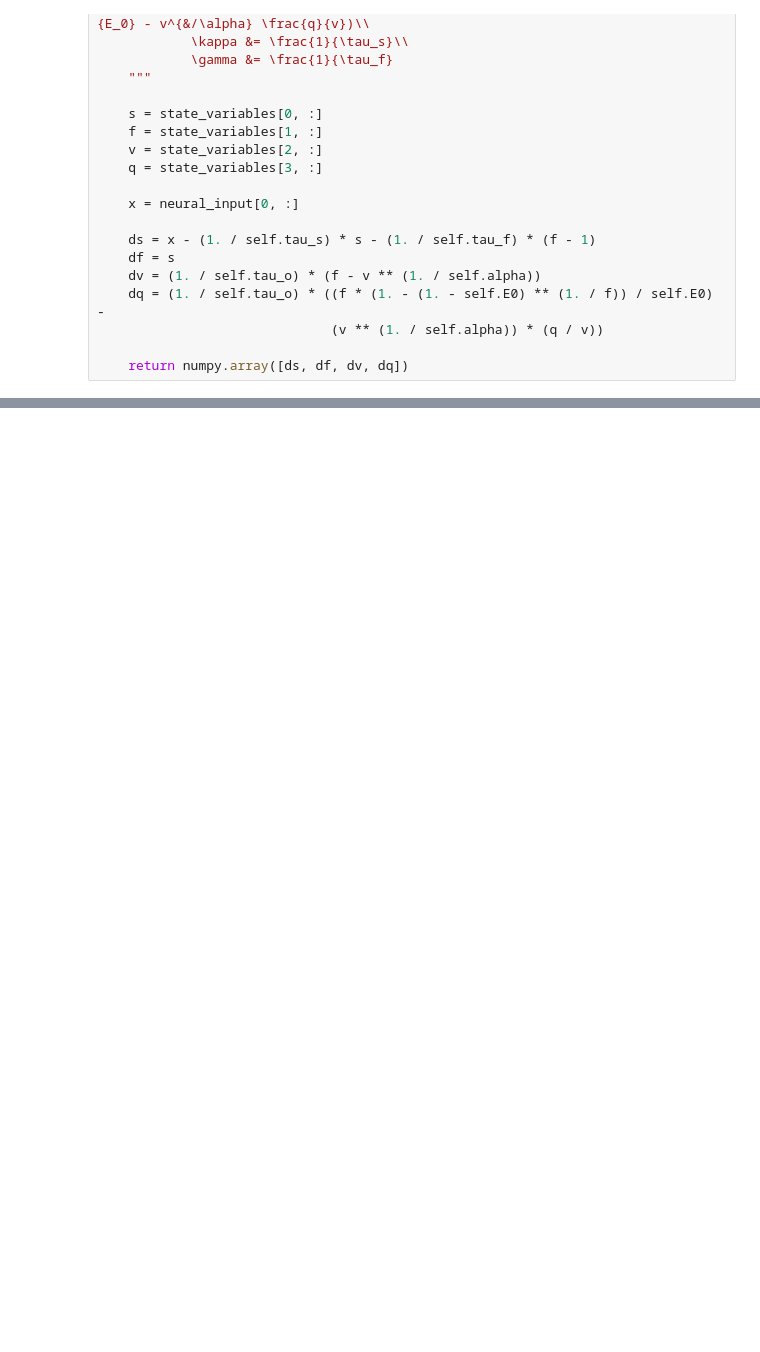
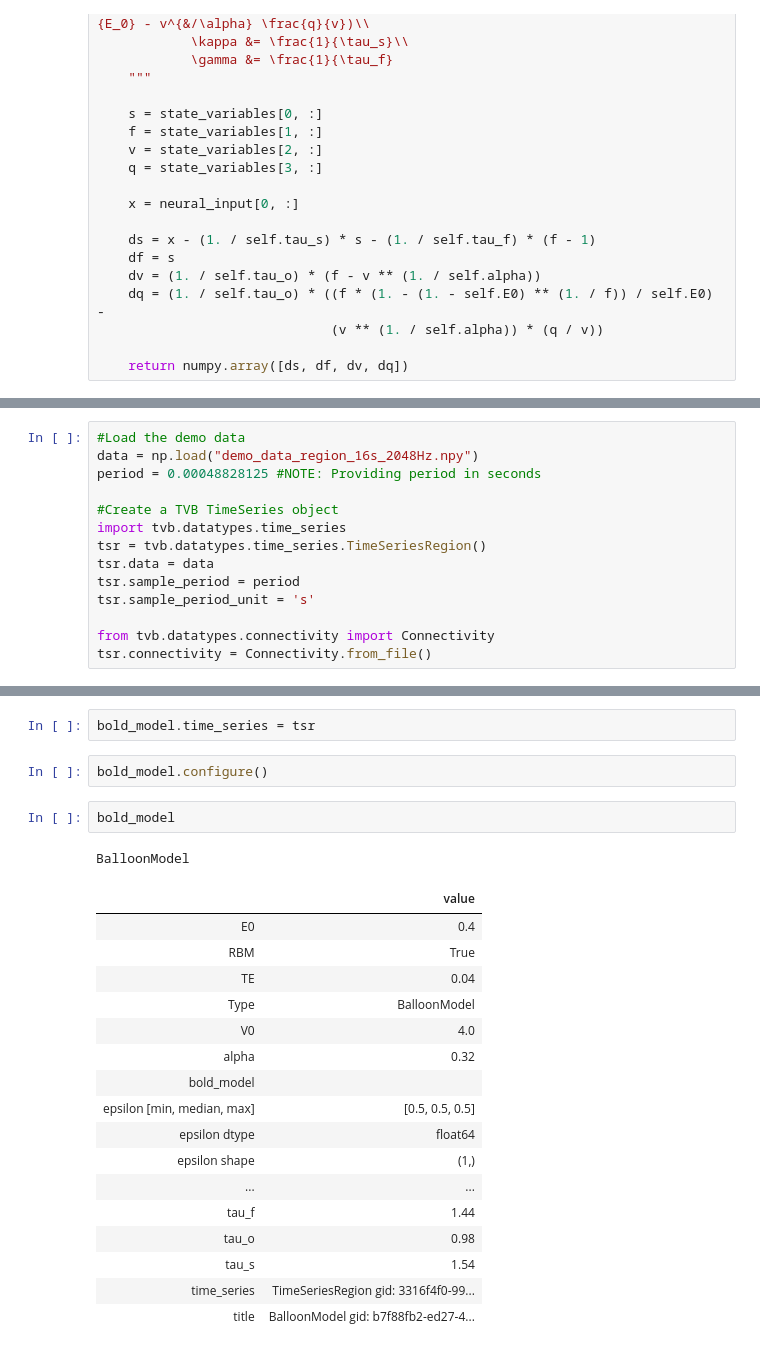
Before and after one commit to pfcrowe/tvb-fnirs, a Jupyter notebook: scratch/Untitled.ipynb, the cells around one changed output, grey strips where cells are left out. Cells and saved outputs as stored; diff of their text form; blank space fills up the shorter version.

```diff
--- a/scratch/Untitled.ipynb
+++ b/scratch/Untitled.ipynb
@@ -117,0 +238,14 @@ Note: you may need to restart the kernel to use updated packages.
+# %%
+#Load the demo data
+data = np.load("demo_data_region_16s_2048Hz.npy")
+period = 0.00048828125 #NOTE: Providing period in seconds
+
+#Create a TVB TimeSeries object
+import tvb.datatypes.time_series
+tsr = tvb.datatypes.time_series.TimeSeriesRegion()
+tsr.data = data
+tsr.sample_period = period
+tsr.sample_period_unit = 's'
+
+from tvb.datatypes.connectivity import Connectivity
+tsr.connectivity = Connectivity.from_file()
@@ -117,0 +254,25 @@ Note: you may need to restart the kernel to use updated packages.
+# %%
+bold_model.time_series = tsr
+# %%
+bold_model.configure()
+# %%
+bold_model
+# %% [output]
+BalloonModel
+|  | value |
+| E0 | 0.4 |
+| RBM | True |
+| TE | 0.04 |
+| Type | BalloonModel |
+| V0 | 4.0 |
+| alpha | 0.32 |
+| bold_model |  |
+| epsilon [min, median, max] | [0.5, 0.5, 0.5] |
+| epsilon dtype | float64 |
+| epsilon shape | (1,) |
+| ... | ... |
+| tau_f | 1.44 |
+| tau_o | 0.98 |
+| tau_s | 1.54 |
+| time_series | TimeSeriesRegion gid: 3316f4f0-99... |
+| title | BalloonModel gid: b7f88fb2-ed27-4... |
```
Also changed, not shown: parts of 35 cells of this notebook, 3 other files.
